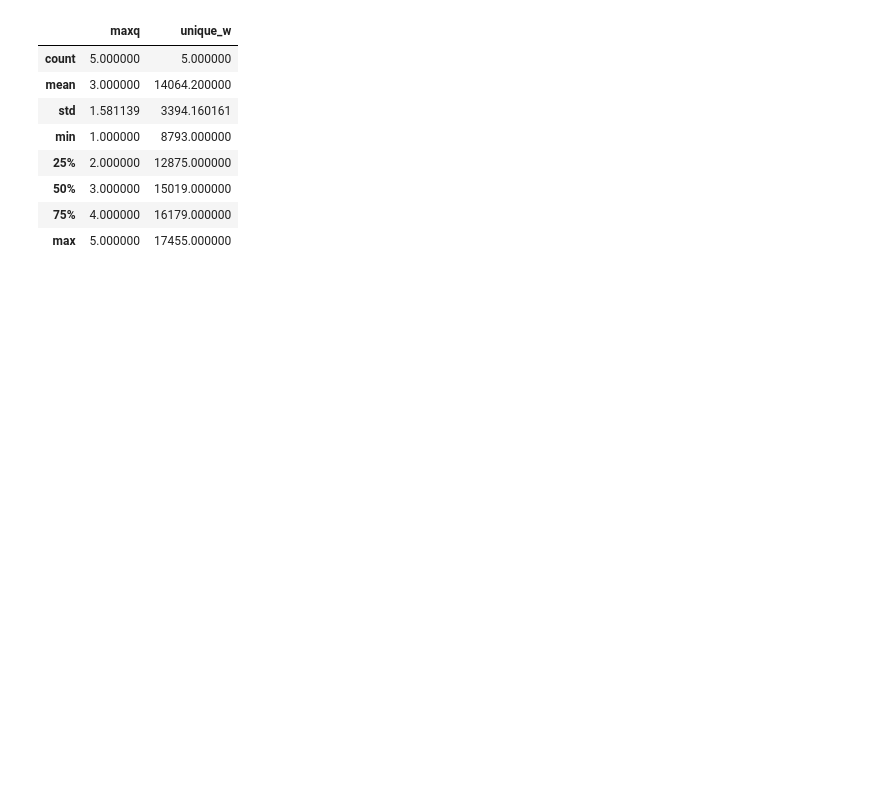
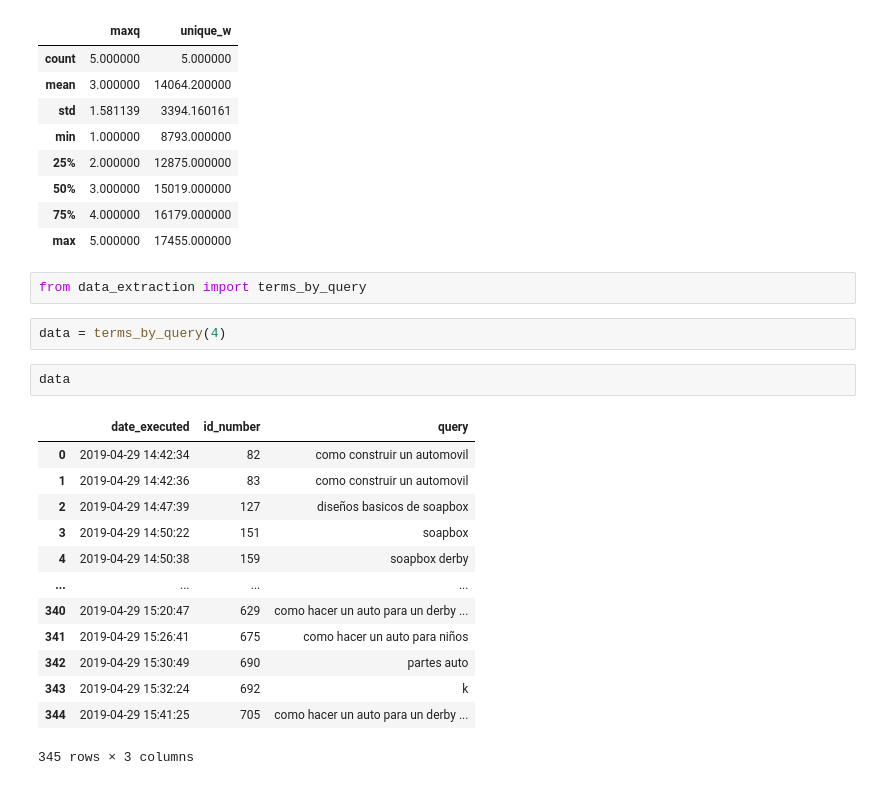
Before and after one commit to eidepozo/expansion_semantica, a Jupyter notebook: 07_extension_analisis_sentences.ipynb, the cells around one changed output. Cells and saved outputs as stored; diff of their text form; blank space fills up the shorter version.

```diff
--- a/07_extension_analisis_sentences.ipynb
+++ b/07_extension_analisis_sentences.ipynb
@@ -175,3 +179,23 @@ aux_df.describe()
 | 50% | 3.000000 | 15019.000000 |
 | 75% | 4.000000 | 16179.000000 |
 | max | 5.000000 | 17455.000000 |
+# %%
+from data_extraction import terms_by_query
+# %%
+data = terms_by_query(4)
+# %%
+data
+# %% [output]
+|  | date_executed | id_number | query |
+| 0 | 2019-04-29 14:42:34 | 82 | como construir un automovil |
+| 1 | 2019-04-29 14:42:36 | 83 | como construir un automovil |
+| 2 | 2019-04-29 14:47:39 | 127 | diseños basicos de soapbox |
+| 3 | 2019-04-29 14:50:22 | 151 | soapbox |
+| 4 | 2019-04-29 14:50:38 | 159 | soapbox derby |
+| ... | ... | ... | ... |
+| 340 | 2019-04-29 15:20:47 | 629 | como hacer un auto para un derby ... |
+| 341 | 2019-04-29 15:26:41 | 675 | como hacer un auto para niños |
+| 342 | 2019-04-29 15:30:49 | 690 | partes auto |
+| 343 | 2019-04-29 15:32:24 | 692 | k |
+| 344 | 2019-04-29 15:41:25 | 705 | como hacer un auto para un derby ... |
+345 rows × 3 columns
```
Also changed, not shown: parts of 3 cells of this notebook, 9 other files.
